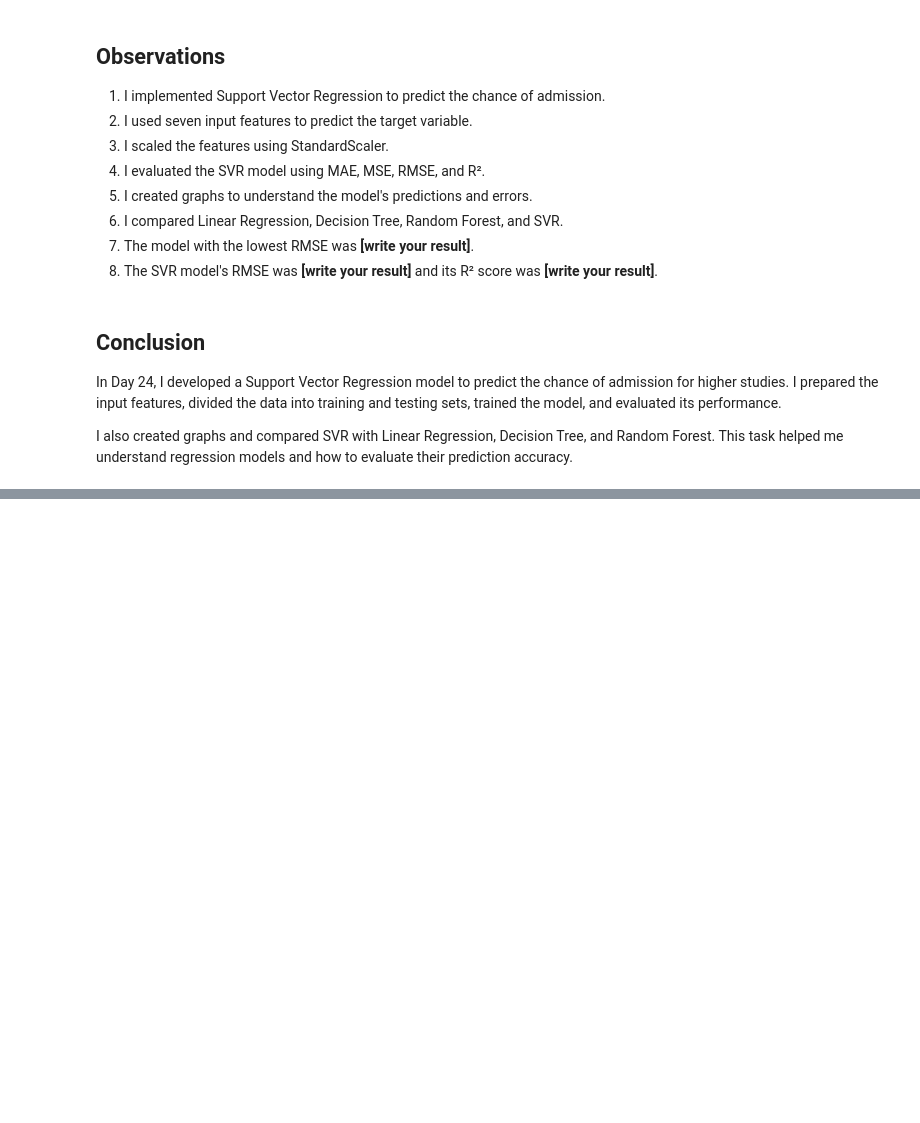
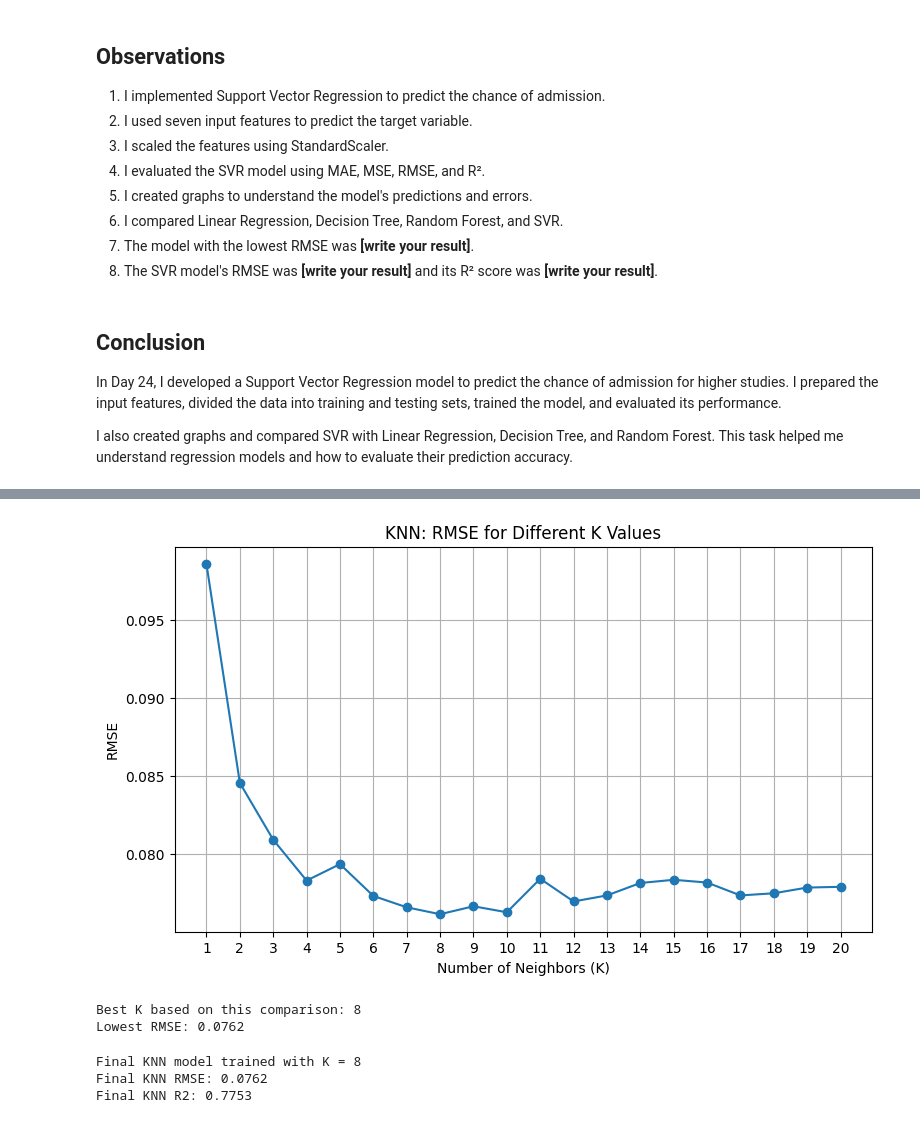
Before and after one commit to sumanamishra1120-ux/Chance-of-Admission-Higher-Studies, a Jupyter notebook: Chance_of_Admission_Higher_Studies.ipynb, the cells around one changed output, grey strips where cells are left out. Cells and saved outputs as stored; diff of their text form; code cells hidden in the pictures; blank space fills up the shorter version.

```diff
--- a/Chance_of_Admission_Higher_Studies.ipynb
+++ b/Chance_of_Admission_Higher_Studies.ipynb
@@ -4220,0 +4384,23 @@ I also created graphs and compared SVR with Linear Regression, Decision Tree, an
+# %%
+k_values = range(1, 21)
+k_results = []
+
+for k in k_values:
+    model = make_pipeline(
+        StandardScaler(),
+        KNeighborsRegressor(n_neighbors=k)
+    )
+
+    model.fit(X_train, y_train)
+    predictions = model.predict(X_test)
+
+    rmse = np.sqrt(mean_squared_error(y_test, predictions))
+
+    k_results.append({
+        "K": k,
+        "RMSE": rmse
+    })
+
+k_results_df = pd.DataFrame(k_results)
+
+display(k_results_df.round(4))
@@ -4220,0 +4425,53 @@ I also created graphs and compared SVR with Linear Regression, Decision Tree, an
+# %%
+plt.figure(figsize=(9, 5))
+
+plt.plot(
+    k_results_df["K"],
+    k_results_df["RMSE"],
+    marker="o"
+)
+
+plt.xlabel("Number of Neighbors (K)")
+plt.ylabel("RMSE")
+plt.title("KNN: RMSE for Different K Values")
+plt.xticks(range(1, 21))
+plt.grid(True)
+
+plt.show()
+# %% [output]
+[figure, added]
+# %%
+best_k_row = k_results_df.loc[
+    k_results_df["RMSE"].idxmin()
+]
+
+best_k = int(best_k_row["K"])
+
+print("Best K based on this comparison:", best_k)
+print("Lowest RMSE:", round(best_k_row["RMSE"], 4))
+# %% [output]
+Best K based on this comparison: 8
+Lowest RMSE: 0.0762
+# %%
+best_knn_model = make_pipeline(
+    StandardScaler(),
+    KNeighborsRegressor(n_neighbors=best_k)
+)
+
+best_knn_model.fit(X_train, y_train)
+
+best_knn_pred = best_knn_model.predict(X_test)
+
+print("Final KNN model trained with K =", best_k)
+print(
+    "Final KNN RMSE:",
+    round(np.sqrt(mean_squared_error(y_test, best_knn_pred)), 4)
+)
+print(
+    "Final KNN R2:",
+    round(r2_score(y_test, best_knn_pred), 4)
+)
+# %% [output]
+Final KNN model trained with K = 8
+Final KNN RMSE: 0.0762
+Final KNN R2: 0.7753
```
Also changed, not shown: parts of 17 cells of this notebook.
